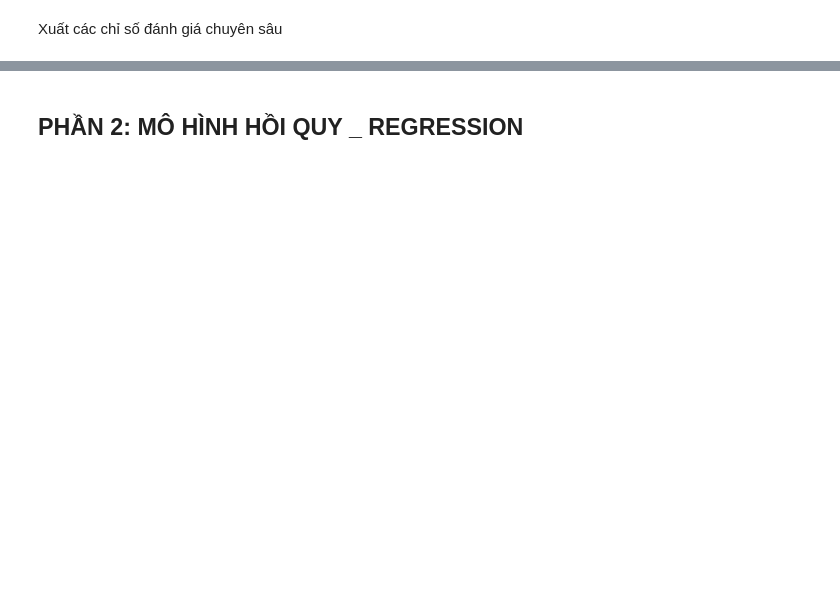
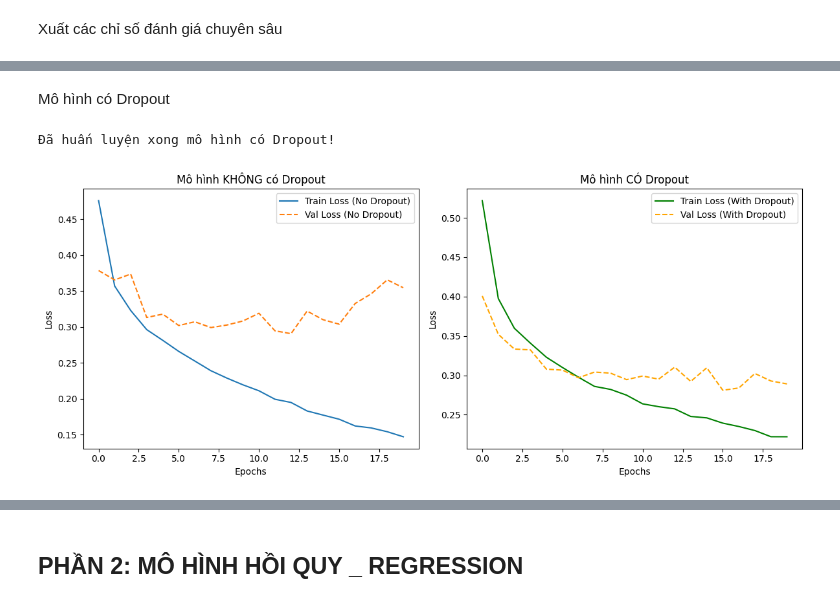
Before and after one commit to dangchicong/hocsau, a Jupyter notebook: Do_an_Cuoi_khoa_DangChiCong_1001250039.ipynb, the cells around one changed output, grey strips where cells are left out. Saved outputs shown, nothing was run; the diff lists cells and outputs as text; code cells hidden in the pictures; blank space fills up the shorter version.

```diff
--- a/Do_an_Cuoi_khoa_DangChiCong_1001250039.ipynb
+++ b/Do_an_Cuoi_khoa_DangChiCong_1001250039.ipynb
@@ -346,0 +414,49 @@ DỮ LIỆU HUẤN LUYỆN MLP (5 EPOCH CUỐI)
+# %% [markdown]
+Mô hình có Dropout
+# %%
+from tensorflow.keras.layers import Dropout
+
+model_dropout = Sequential([
+    Flatten(input_shape=(28, 28, 1)),
+    Dense(512, activation='relu'),
+    Dropout(0.2), # Ngắt ngẫu nhiên 20% neuron lớp này
+    Dense(256, activation='relu'),
+    Dropout(0.2), # Ngắt ngẫu nhiên 20% neuron lớp này
+    Dense(10, activation='softmax')
+])
+
+model_dropout.compile(optimizer='adam', loss='sparse_categorical_crossentropy', metrics=['accuracy'])
+
+# Huấn luyện mô hình có Dropout
+history_dropout = model_dropout.fit(X_train_new, y_train, epochs=20, batch_size=64,
+                                    validation_data=(X_test_new, y_test), verbose=0)
+print("Đã huấn luyện xong mô hình có Dropout!")
+# %% [output]
+Đã huấn luyện xong mô hình có Dropout!
+# %%
+import matplotlib.pyplot as plt
+
+plt.figure(figsize=(12, 5))
+
+# Biểu đồ cho mô hình KHÔNG có Dropout (Lấy từ history_mlp cũ của anh)
+plt.subplot(1, 2, 1)
+plt.plot(history_mlp.history['loss'], label='Train Loss (No Dropout)')
+plt.plot(history_mlp.history['val_loss'], label='Val Loss (No Dropout)', linestyle='--')
+plt.title('Mô hình KHÔNG có Dropout')
+plt.xlabel('Epochs')
+plt.ylabel('Loss')
+plt.legend()
+
+# Biểu đồ cho mô hình CÓ Dropout
+plt.subplot(1, 2, 2)
+plt.plot(history_dropout.history['loss'], label='Train Loss (With Dropout)', color='green')
+plt.plot(history_dropout.history['val_loss'], label='Val Loss (With Dropout)', color='orange', linestyle='--')
+plt.title('Mô hình CÓ Dropout')
+plt.xlabel('Epochs')
+plt.ylabel('Loss')
+plt.legend()
+
+plt.tight_layout()
+plt.show()
+# %% [output]
+[figure, added]
```
Also changed, not shown: parts of 24 cells of this notebook.
